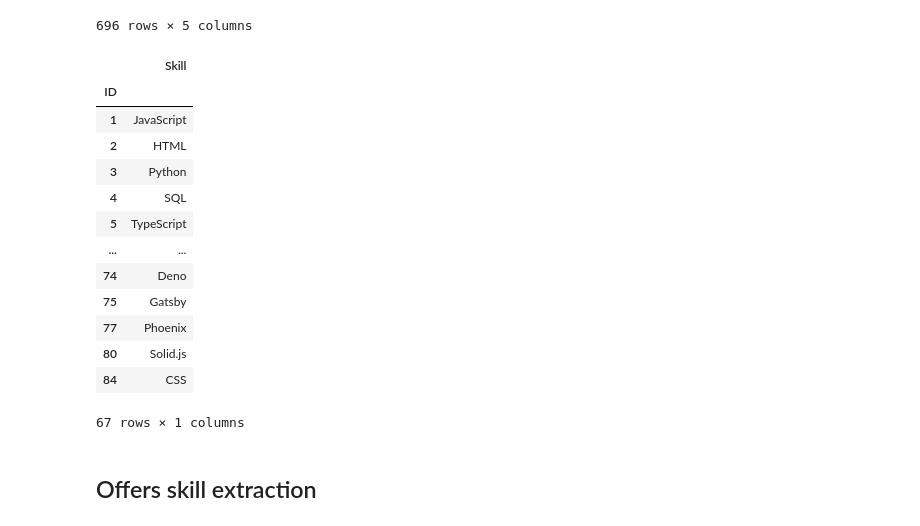
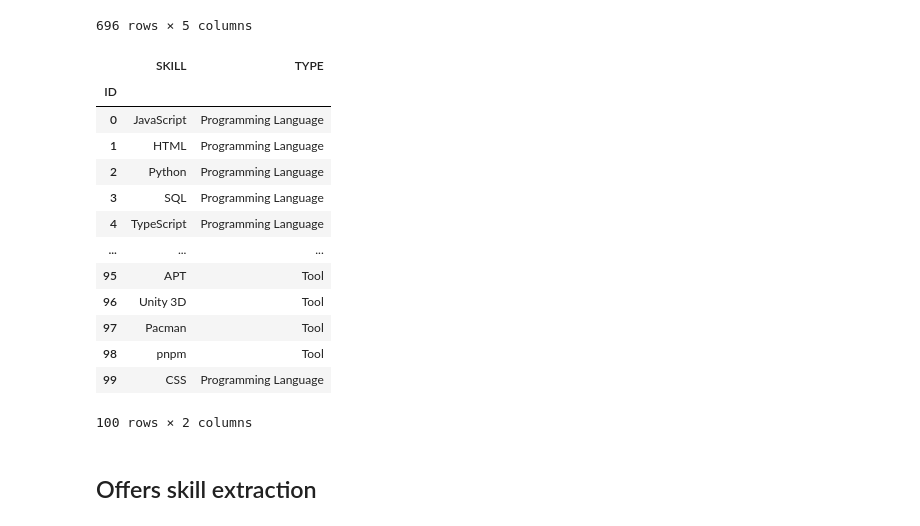
Before and after one commit to antoninoLorenzo/RecommenderSystem_TC, a Jupyter notebook: tmp/developer_dataset/skills_relationship.ipynb, the cells around one changed output. Saved outputs shown, nothing was run; the diff lists cells and outputs as text; code cells hidden in the pictures.

```diff
--- a/tmp/developer_dataset/skills_relationship.ipynb
+++ b/tmp/developer_dataset/skills_relationship.ipynb
@@ -29,25 +29,25 @@ offers_frame
 696 rows × 5 columns
 # %%
 # --- Skills Dataset
-with sqlite3.connect('./datasets/skills_short.db') as skills_conn:
+with sqlite3.connect('./datasets/skills_dataset.db') as skills_conn:
     skills_frame = pd.read_sql('SELECT * FROM Skills', skills_conn, index_col='ID')
 
 skills_frame
 # %% [output]
-|  | Skill |
-| ID |  |
-| 1 | JavaScript |
-| 2 | HTML |
-| 3 | Python |
-| 4 | SQL |
-| 5 | TypeScript |
-| ... | ... |
-| 74 | Deno |
-| 75 | Gatsby |
-| 77 | Phoenix |
-| 80 | Solid.js |
-| 84 | CSS |
+|  | SKILL | TYPE |
+| ID |  |  |
+| 0 | JavaScript | Programming Language |
+| 1 | HTML | Programming Language |
+| 2 | Python | Programming Language |
+| 3 | SQL | Programming Language |
+| 4 | TypeScript | Programming Language |
+| ... | ... | ... |
+| 95 | APT | Tool |
+| 96 | Unity 3D | Tool |
+| 97 | Pacman | Tool |
+| 98 | pnpm | Tool |
+| 99 | CSS | Programming Language |
-67 rows × 1 columns
+100 rows × 2 columns
 # %% [markdown]
 ## Offers skill extraction
 # %%
```
Also changed, not shown: parts of 7 cells of this notebook, 4 other files.
